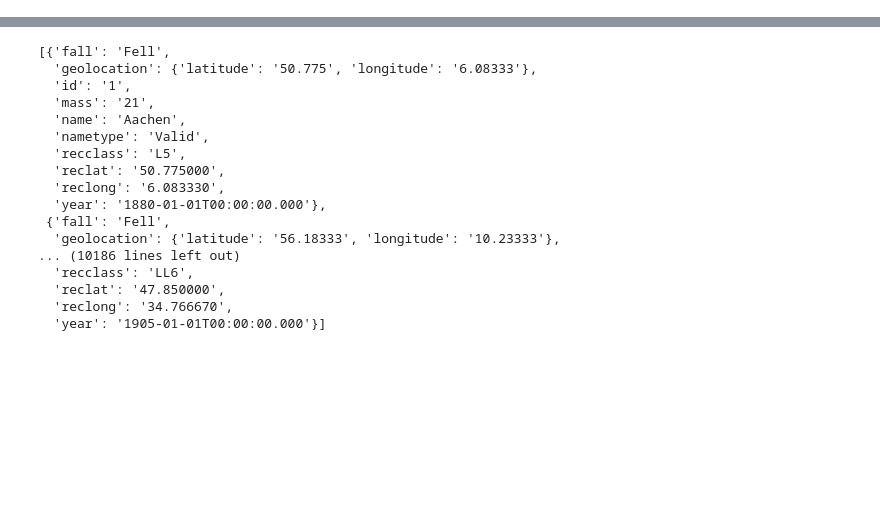
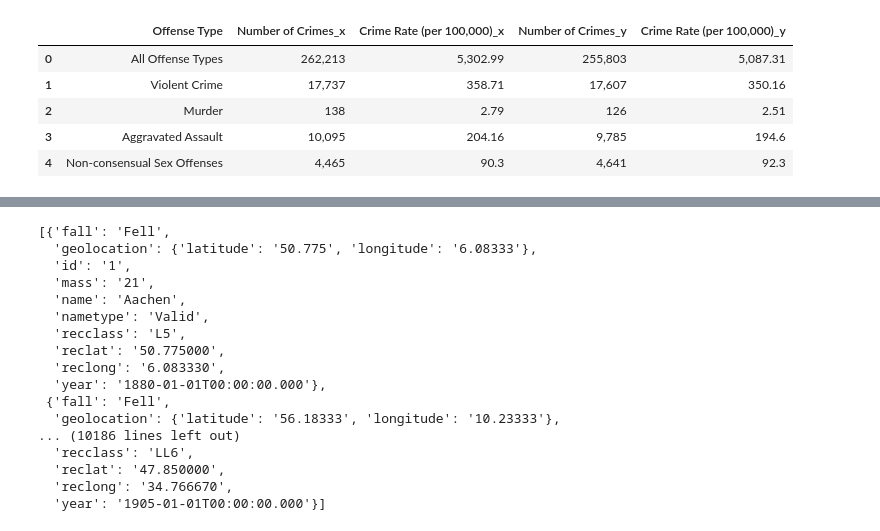
Before and after one commit to zdsteele/Project_1, a Jupyter notebook: Firestone/CrimeStats.ipynb, the cells around one changed output, grey strips where cells are left out. Drawn from its saved outputs; the diff is of its cells as text; code cells hidden in the pictures; blank space fills up the shorter version.

```diff
--- a/Firestone/DemoData.ipynb
+++ b/Firestone/CrimeStats.ipynb
@@ -10,0 +31,11 @@ url = "https://data.nasa.gov/resource/gh4g-9sfh.json"
+# %%
+combined_crimes=pd.merge(violent_2008_df,violent_2009_df,how='outer',on='Offense Type')
+
+combined_crimes.head()
+# %% [output]
+|  | Offense Type | Number of Crimes_x | Crime Rate (per 100,000)_x | Number of Crimes_y | Crime Rate (per 100,000)_y |
+| 0 | All Offense Types | 262,213 | 5,302.99 | 255,803 | 5,087.31 |
+| 1 | Violent Crime | 17,737 | 358.71 | 17,607 | 350.16 |
+| 2 | Murder | 138 | 2.79 | 126 | 2.51 |
+| 3 | Aggravated Assault | 10,095 | 204.16 | 9,785 | 194.6 |
+| 4 | Non-consensual Sex Offenses | 4,465 | 90.3 | 4,641 | 92.3 |
```
Also changed, not shown: parts of 7 cells of this notebook, 33 other files.
